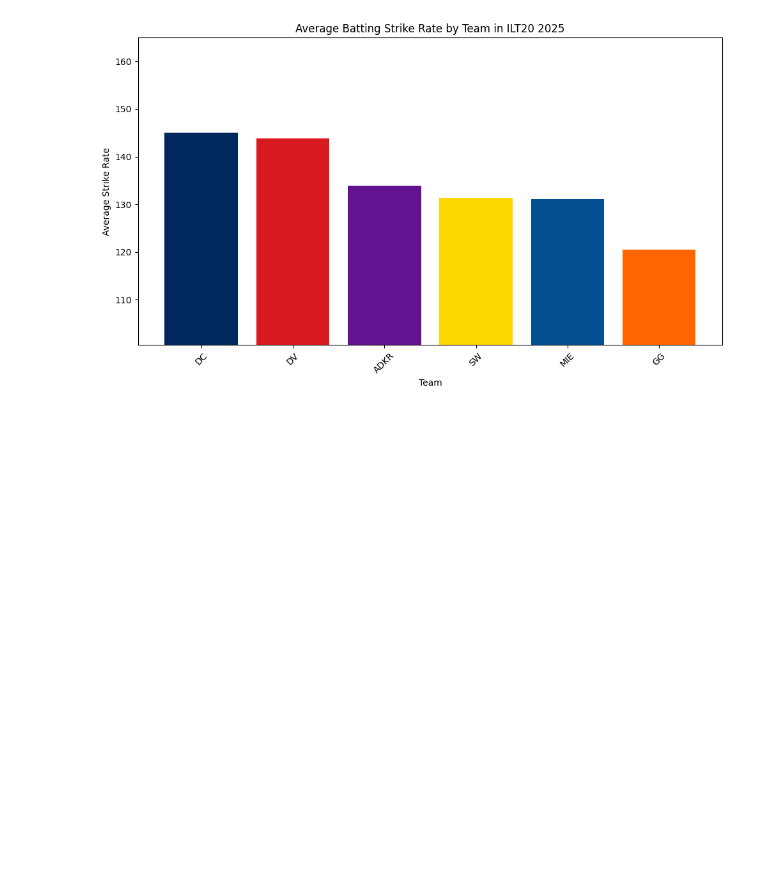
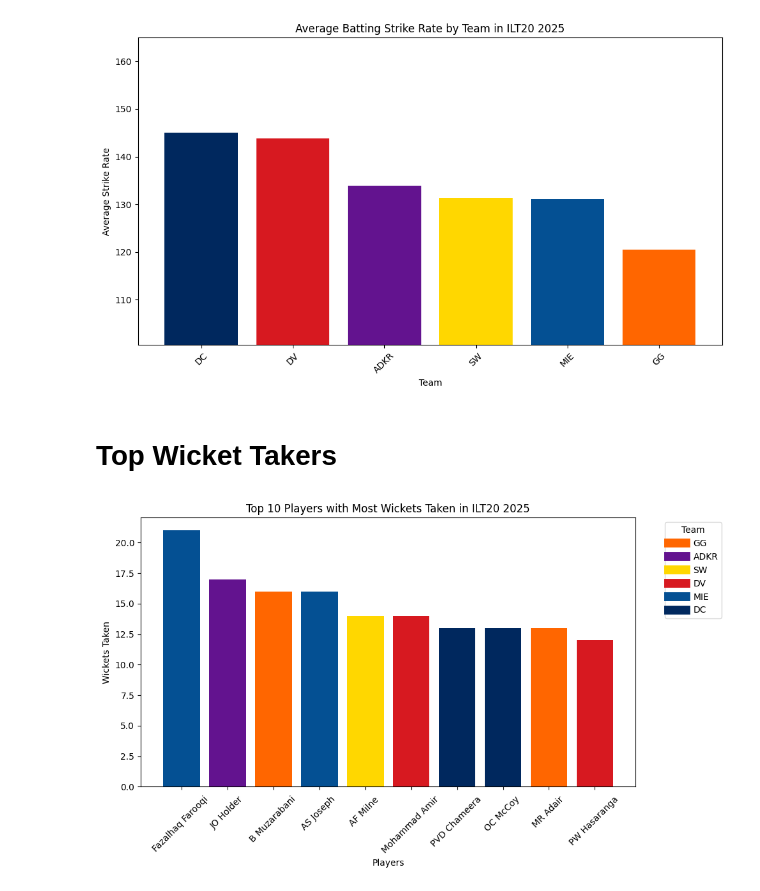
Before and after one commit to andrewgibson06/Data-Science-Final-Project, a Jupyter notebook: data_science_final_project.ipynb, the cells around one changed output. Cells and saved outputs as stored; diff of their text form; code cells hidden in the pictures; blank space fills up the shorter version.

Commit message:
Plotted graphs for bowlers

```diff
--- a/data_science_final_project.ipynb
+++ b/data_science_final_project.ipynb
@@ -189,3 +190,31 @@ plt.tight_layout()
 plt.show()
 # %% [output]
 [figure]
+# %% [markdown]
+# Top Wicket Takers
+# %%
+
+#removes players who did not bowl
+bowlers = player_stats.dropna(subset=["Inns_bowling"])
+
+#sorts players by number of wickets and selects top 10
+top_10_wickets = bowlers.sort_values(by= "Wkts", ascending=False).head(10)
+
+bar_colours = top_10_wickets['Team'].map(team_colours)
+
+#creates the plot
+plt.figure(figsize=(10, 6))
+plt.bar(top_10_wickets["Player"], top_10_wickets["Wkts"], color= bar_colours)
+plt.xlabel("Players")
+plt.ylabel("Wickets Taken")
+plt.title("Top 10 Players with Most Wickets Taken in ILT20 2025")
+plt.xticks(rotation=45)
+
+#adds a key for team colours
+handles = [plt.Line2D([0], [0], color=team_colours[team], lw=10) for team in teams]
+plt.legend(handles, teams, title="Team", bbox_to_anchor=(1.05, 1), loc="upper left")
+
+plt.tight_layout()
+plt.show()
+# %% [output]
+[figure, added]
```
Also changed, not shown: parts of 5 cells of this notebook.
